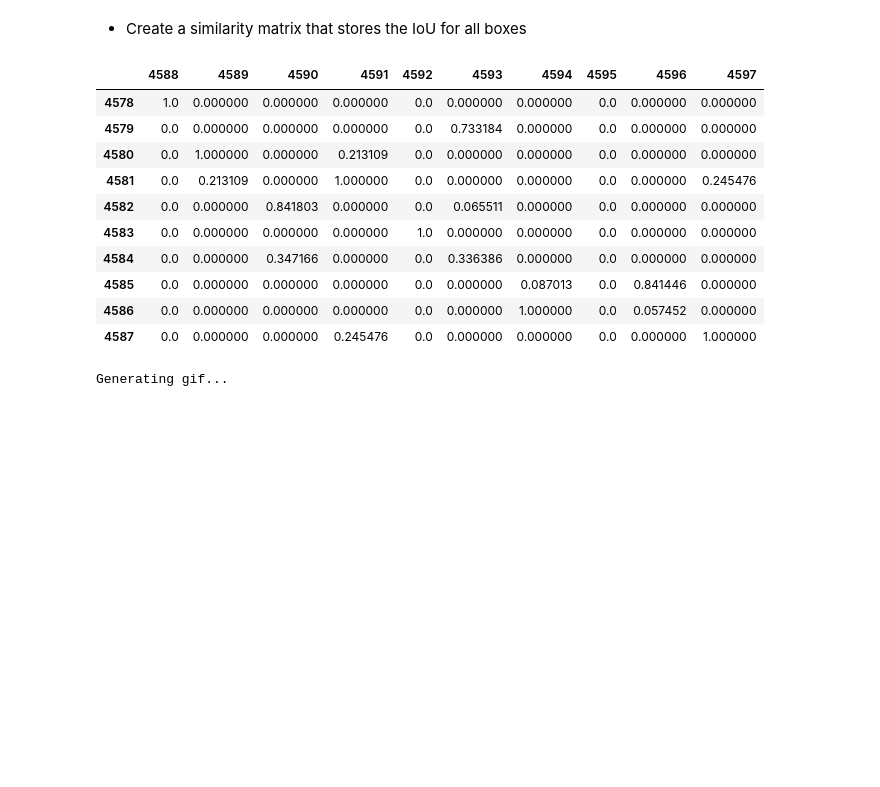
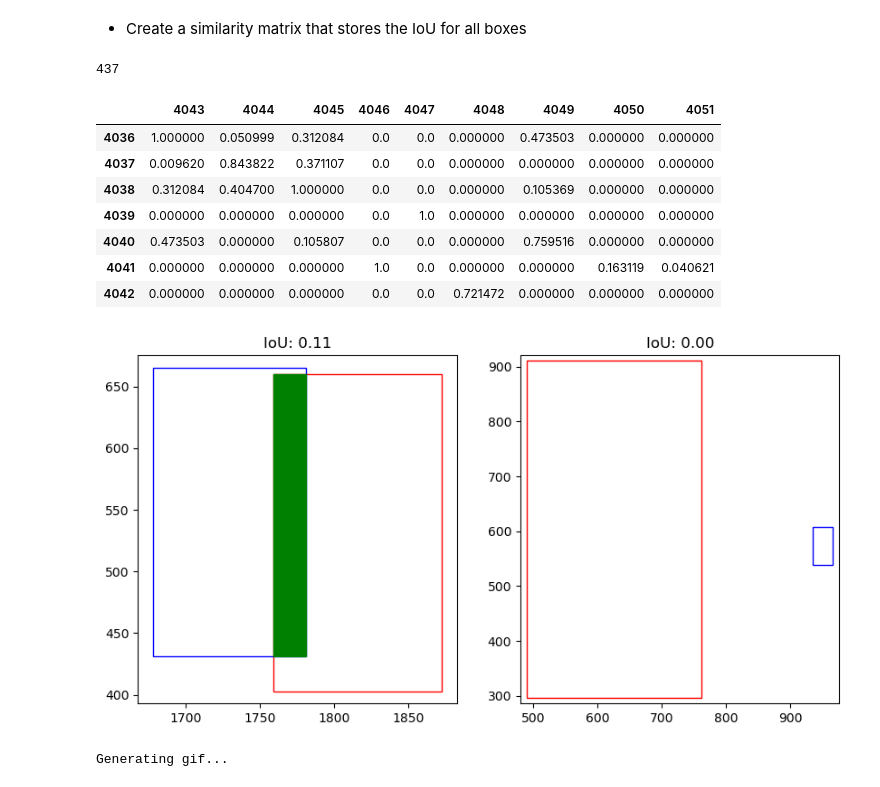
Before and after one commit to Bast-94/ML-VOT, a Jupyter notebook: TP2/notebook.ipynb, the cells around one changed output. Saved outputs shown, nothing was run; the diff lists cells and outputs as text; code cells hidden in the pictures; blank space fills up the shorter version.

Commit message:
ADD(plot_iou).

```diff
--- a/TP2/notebook.ipynb
+++ b/TP2/notebook.ipynb
@@ -67,45 +119,50 @@ bounding boxes
 def similarity_matrix_iou(bb_list1: list[BoundingBox], bb_list2: list[BoundingBox]):
     """
     Computes the similarity matrix between two lists of bounding boxes
     :param bb_list1: list of bounding boxes
     :param bb_list2: list of bounding boxes
     :return: similarity matrix
     """
     sim_matrix = np.zeros((len(bb_list1), len(bb_list2)))
     for i, bb1 in enumerate(bb_list1):
         for j, bb2 in enumerate(bb_list2):
             sim_matrix[i, j] = iou(bb1, bb2)
     return sim_matrix
 
 
-n_frame = np.random.randint(0, det_df["frame"].max())
+n_frame = 437  # np.random.randint(0, det_df["frame"].max())
+print(n_frame)
 frame_data = det_df[det_df["frame"] == n_frame]
 next_frame_data = det_df[det_df["frame"] == n_frame + 1]
 bb_list1 = [
     BoundingBox(*row[["bb_left", "bb_top", "bb_width", "bb_height"]])
     for _, row in frame_data.iterrows()
 ]
 bb_list2 = [
     BoundingBox(*row[["bb_left", "bb_top", "bb_width", "bb_height"]])
     for _, row in next_frame_data.iterrows()
 ]
 sim_matrix = similarity_matrix_iou(bb_list1, bb_list2)
 sim_matrix_df = pd.DataFrame(sim_matrix)
 sim_matrix_df.index = frame_data.index
 sim_matrix_df.columns = next_frame_data.index
+fig, axs = plt.subplots(1, 2, figsize=(10, 5))
+
+plot_bounding_boxes(random.choice(bb_list1), random.choice(bb_list2), axs[0])
+plot_bounding_boxes(random.choice(bb_list1), random.choice(bb_list2), axs[1])
+
 sim_matrix_df
 # %% [output]
+437
-|  | 4588 | 4589 | 4590 | 4591 | 4592 | 4593 | 4594 | 4595 | 4596 | 4597 |
-| 4578 | 1.0 | 0.000000 | 0.000000 | 0.000000 | 0.0 | 0.000000 | 0.000000 | 0.0 | 0.000000 | 0.000000 |
-| 4579 | 0.0 | 0.000000 | 0.000000 | 0.000000 | 0.0 | 0.733184 | 0.000000 | 0.0 | 0.000000 | 0.000000 |
-| 4580 | 0.0 | 1.000000 | 0.000000 | 0.213109 | 0.0 | 0.000000 | 0.000000 | 0.0 | 0.000000 | 0.000000 |
-| 4581 | 0.0 | 0.213109 | 0.000000 | 1.000000 | 0.0 | 0.000000 | 0.000000 | 0.0 | 0.000000 | 0.245476 |
-| 4582 | 0.0 | 0.000000 | 0.841803 | 0.000000 | 0.0 | 0.065511 | 0.000000 | 0.0 | 0.000000 | 0.000000 |
-| 4583 | 0.0 | 0.000000 | 0.000000 | 0.000000 | 1.0 | 0.000000 | 0.000000 | 0.0 | 0.000000 | 0.000000 |
-| 4584 | 0.0 | 0.000000 | 0.347166 | 0.000000 | 0.0 | 0.336386 | 0.000000 | 0.0 | 0.000000 | 0.000000 |
-| 4585 | 0.0 | 0.000000 | 0.000000 | 0.000000 | 0.0 | 0.000000 | 0.087013 | 0.0 | 0.841446 | 0.000000 |
-| 4586 | 0.0 | 0.000000 | 0.000000 | 0.000000 | 0.0 | 0.000000 | 1.000000 | 0.0 | 0.057452 | 0.000000 |
-| 4587 | 0.0 | 0.000000 | 0.000000 | 0.245476 | 0.0 | 0.000000 | 0.000000 | 0.0 | 0.000000 | 1.000000 |
+|  | 4043 | 4044 | 4045 | 4046 | 4047 | 4048 | 4049 | 4050 | 4051 |
+| 4036 | 1.000000 | 0.050999 | 0.312084 | 0.0 | 0.0 | 0.000000 | 0.473503 | 0.000000 | 0.000000 |
+| 4037 | 0.009620 | 0.843822 | 0.371107 | 0.0 | 0.0 | 0.000000 | 0.000000 | 0.000000 | 0.000000 |
+| 4038 | 0.312084 | 0.404700 | 1.000000 | 0.0 | 0.0 | 0.000000 | 0.105369 | 0.000000 | 0.000000 |
+| 4039 | 0.000000 | 0.000000 | 0.000000 | 0.0 | 1.0 | 0.000000 | 0.000000 | 0.000000 | 0.000000 |
+| 4040 | 0.473503 | 0.000000 | 0.105807 | 0.0 | 0.0 | 0.000000 | 0.759516 | 0.000000 | 0.000000 |
+| 4041 | 0.000000 | 0.000000 | 0.000000 | 1.0 | 0.0 | 0.000000 | 0.000000 | 0.163119 | 0.040621 |
+| 4042 | 0.000000 | 0.000000 | 0.000000 | 0.0 | 0.0 | 0.721472 | 0.000000 | 0.000000 | 0.000000 |
+[figure, added]
 # %%
 def iou_tracking(
     det_df,
```
Also changed, not shown: parts of 2 cells of this notebook.
